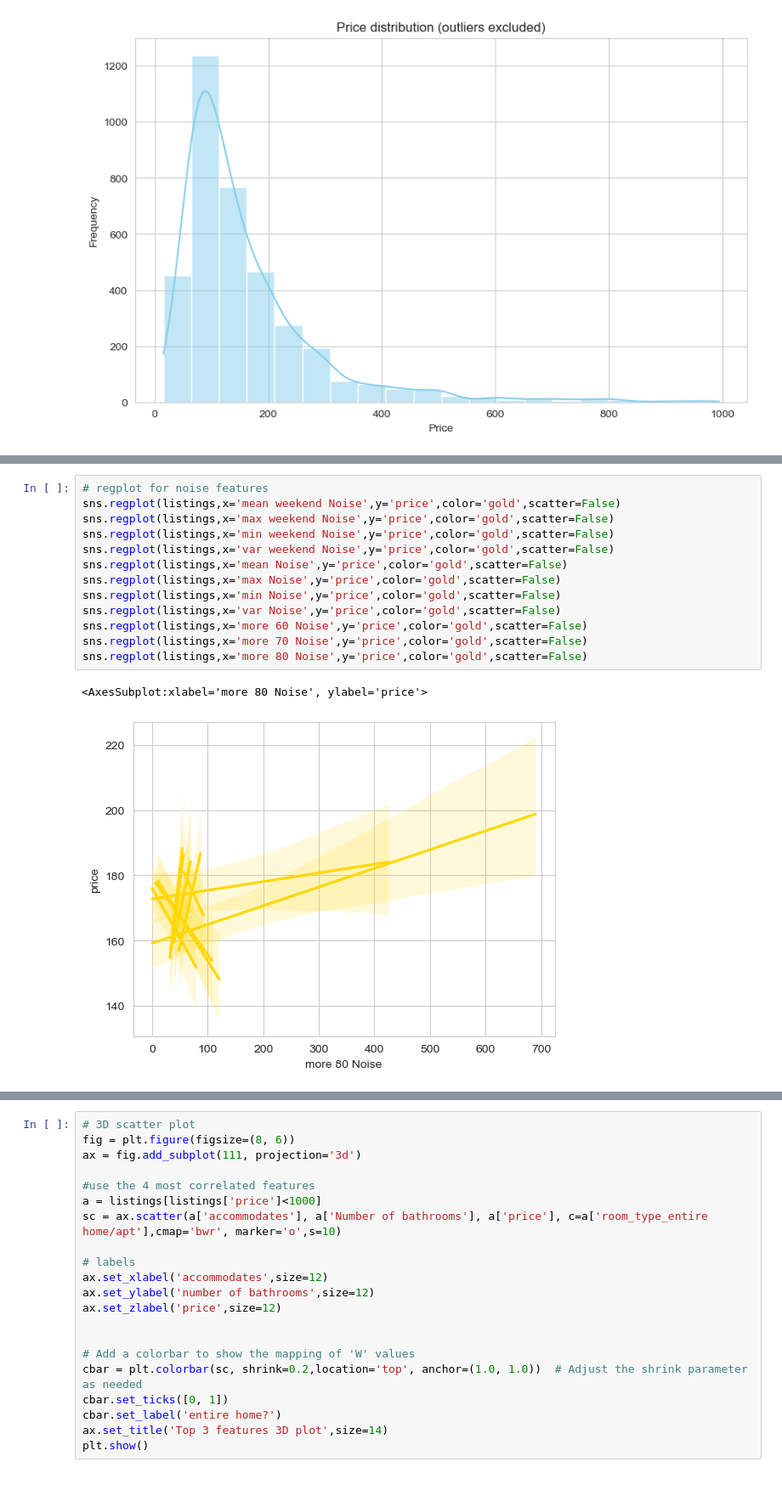
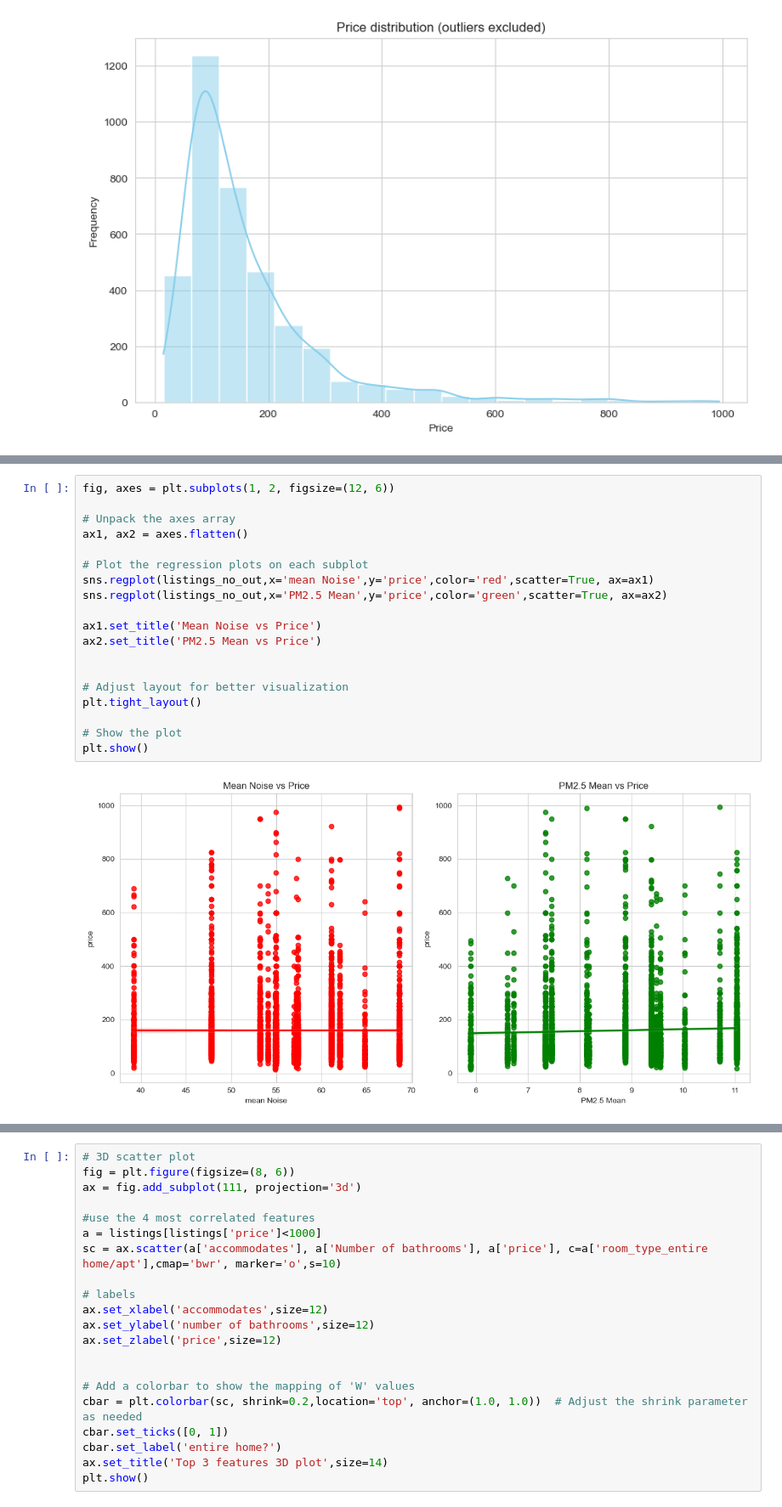
Before and after one commit to alexCCTcollege/Capstone, a Jupyter notebook: Transform.ipynb, the cells around one changed output, grey strips where cells are left out. Shown at 85% size. Cells and saved outputs as stored; diff of their text form; blank space fills up the shorter version.

```diff
--- a/Transform.ipynb
+++ b/Transform.ipynb
@@ -622,16 +635,21 @@ plt.show()
-# %%
-# regplot for noise features
-sns.regplot(listings,x='mean weekend Noise',y='price',color='gold',scatter=False)
-sns.regplot(listings,x='max weekend Noise',y='price',color='gold',scatter=False)
-sns.regplot(listings,x='min weekend Noise',y='price',color='gold',scatter=False)
-sns.regplot(listings,x='var weekend Noise',y='price',color='gold',scatter=False)
-sns.regplot(listings,x='mean Noise',y='price',color='gold',scatter=False)
-sns.regplot(listings,x='max Noise',y='price',color='gold',scatter=False)
-sns.regplot(listings,x='min Noise',y='price',color='gold',scatter=False)
-sns.regplot(listings,x='var Noise',y='price',color='gold',scatter=False)
-sns.regplot(listings,x='more 60 Noise',y='price',color='gold',scatter=False)
-sns.regplot(listings,x='more 70 Noise',y='price',color='gold',scatter=False)
-sns.regplot(listings,x='more 80 Noise',y='price',color='gold',scatter=False)
-# %% [output]
-<AxesSubplot:xlabel='more 80 Noise', ylabel='price'>
-[figure, removed]
+# %%
+fig, axes = plt.subplots(1, 2, figsize=(12, 6))
+
+# Unpack the axes array
+ax1, ax2 = axes.flatten()
+
+# Plot the regression plots on each subplot
+sns.regplot(listings_no_out,x='mean Noise',y='price',color='red',scatter=True, ax=ax1)
+sns.regplot(listings_no_out,x='PM2.5 Mean',y='price',color='green',scatter=True, ax=ax2)
+
+ax1.set_title('Mean Noise vs Price')
+ax2.set_title('PM2.5 Mean vs Price')
+
+
+# Adjust layout for better visualization
+plt.tight_layout()
+
+# Show the plot
+plt.show()
+# %% [output]
+[figure, added]
```
Also changed, not shown: parts of 13 cells of this notebook, 7 other files.
